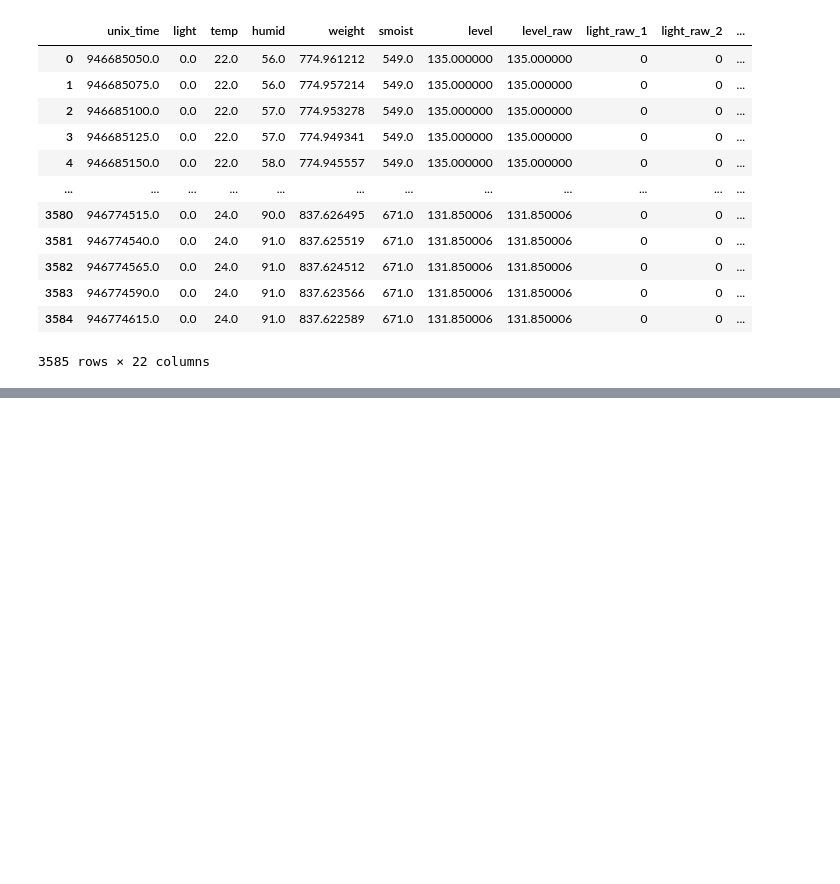
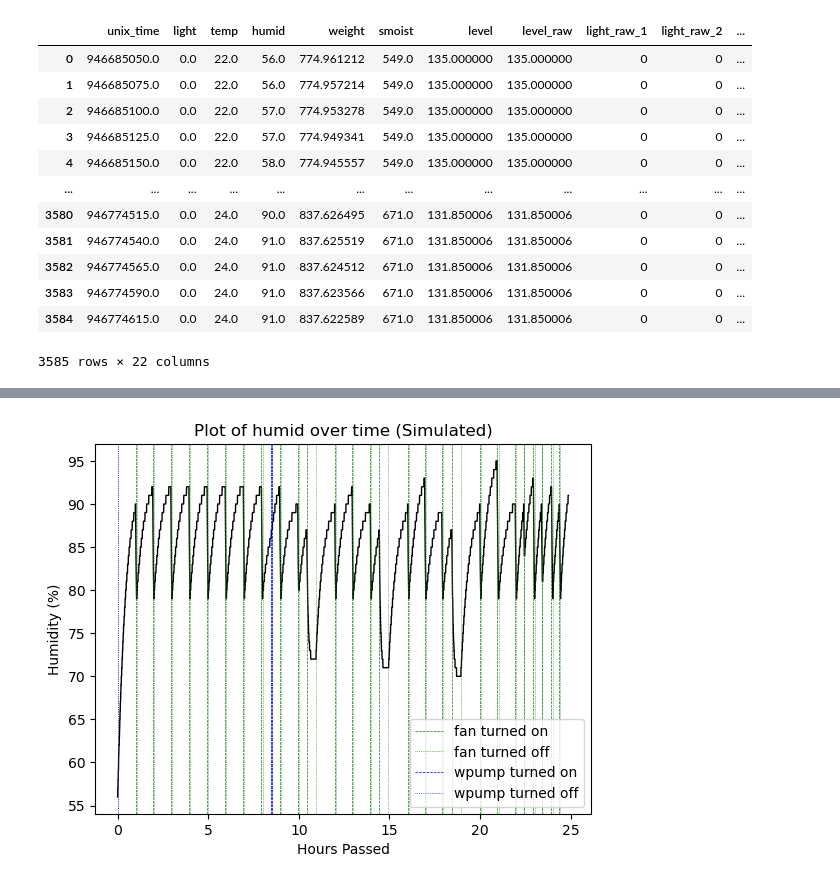
Before and after one commit to dkcmu/15-482_Monitoring_Wendys_Baconhater, a Jupyter notebook: log_visualizer.ipynb, the cells around one changed output, grey strips where cells are left out. Cells and saved outputs as stored; diff of their text form; code cells hidden in the pictures; blank space fills up the shorter version.

```diff
--- a/log_visualizer.ipynb
+++ b/log_visualizer.ipynb
@@ -21,0 +150,4 @@ df
+# %%
+plot_sensor('humid', simulated=True)
+# %% [output]
+[figure, added]
```
Also changed, not shown: parts of 14 cells of this notebook, 8 other files.
